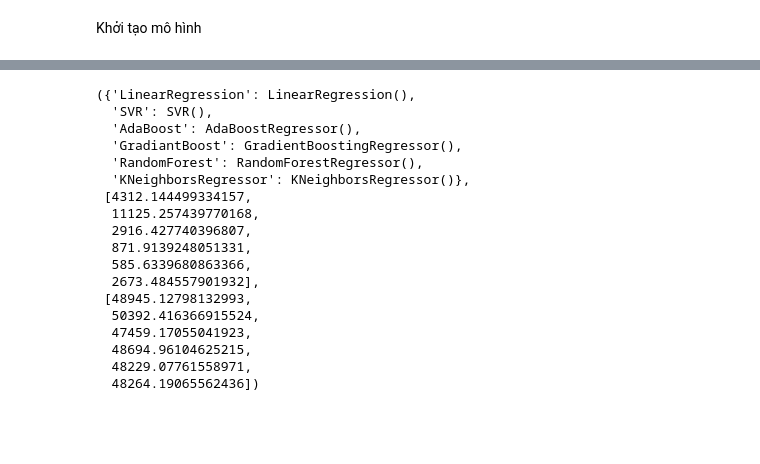
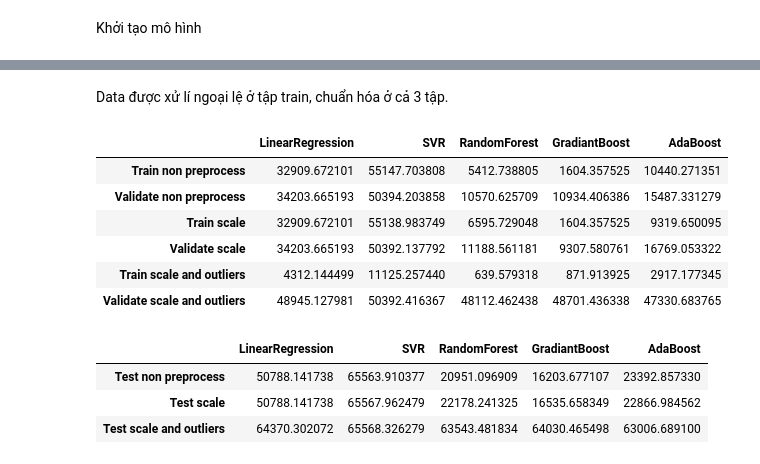
Before and after one commit to jthanh8144/FinalEssayDataScience, a Jupyter notebook: main.ipynb, the cells around one changed output, grey strips where cells are left out. Drawn from its saved outputs; the diff is of its cells as text; code cells hidden in the pictures; blank space fills up the shorter version.

Commit message:
done basic modeling

```diff
--- a/main.ipynb
+++ b/main.ipynb
@@ -498,0 +486,6 @@ training_models(
+# %%
+models_trained, train_score, validate_score = training_models(models, x_train, y_train, x_val, y_val)
+test_score = testing_models(models_trained, x_test, y_test)
+result.append(train_score)
+result.append(validate_score)
+result_test.append(test_score)
@@ -514,26 +502,24 @@ training_models(
+# %%
+models_trained, train_score, validate_score = training_models(models, standard_x_train, standard_y_train, standard_x_val, standard_y_val)
+test_score = testing_models(models_trained, standard_x_test, standard_y_test)
+result.append(train_score)
+result.append(validate_score)
+result_test.append(test_score)
+# %% [markdown]
+Data được xử lí ngoại lệ ở tập train, chuẩn hóa ở cả 3 tập.
 # %%
-training_models(
+models_trained, train_score, validate_score = training_models(
     models,
     data_scaler_train.drop(columns=['Price'], axis=1),
     data_scaler_train['Price'],
     data_scaler_val.drop(columns=['Price'], axis=1),
     data_scaler_val['Price'])
-# %% [output]
-({'LinearRegression': LinearRegression(),
-  'SVR': SVR(),
-  'AdaBoost': AdaBoostRegressor(),
-  'GradiantBoost': GradientBoostingRegressor(),
-  'RandomForest': RandomForestRegressor(),
-  'KNeighborsRegressor': KNeighborsRegressor()},
- [4312.144499334157,
-  11125.257439770168,
-  2916.427740396807,
-  871.9139248051331,
-  585.6339680863366,
-  2673.484557901932],
- [48945.12798132993,
-  50392.416366915524,
-  47459.17055041923,
-  48694.96104625215,
-  48229.07761558971,
-  48264.19065562436])
+# %%
+test_score = testing_models(
+    models_trained,
+    data_scaler_test.drop(columns=['Price'], axis=1),
+    data_scaler_test['Price']
+)
+result.append(train_score)
+result.append(validate_score)
+result_test.append(test_score)
@@ -539,0 +532,30 @@ training_models(
+# %%
+result_df = DataFrame(
+    result,
+    columns=[name for name, _ in models.items()],
+    index=[
+        'Train non preprocess', 'Validate non preprocess',
+        'Train scale', 'Validate scale',
+        'Train scale and outliers ', 'Validate scale and outliers ',
+    ]
+)
+display(result_df)
+
+result_test_df = DataFrame(
+    result_test,
+    columns=[name for name, _ in models.items()],
+    index=['Test non preprocess', 'Test scale', 'Test scale and outliers ']
+)
+display(result_test_df)
+# %% [output]
+|  | LinearRegression | SVR | RandomForest | GradiantBoost | AdaBoost |
+| Train non preprocess | 32909.672101 | 55147.703808 | 5412.738805 | 1604.357525 | 10440.271351 |
+| Validate non preprocess | 34203.665193 | 50394.203858 | 10570.625709 | 10934.406386 | 15487.331279 |
+| Train scale | 32909.672101 | 55138.983749 | 6595.729048 | 1604.357525 | 9319.650095 |
+| Validate scale | 34203.665193 | 50392.137792 | 11188.561181 | 9307.580761 | 16769.053322 |
+| Train scale and outliers | 4312.144499 | 11125.257440 | 639.579318 | 871.913925 | 2917.177345 |
+| Validate scale and outliers | 48945.127981 | 50392.416367 | 48112.462438 | 48701.436338 | 47330.683765 |
+|  | LinearRegression | SVR | RandomForest | GradiantBoost | AdaBoost |
+| Test non preprocess | 50788.141738 | 65563.910377 | 20951.096909 | 16203.677107 | 23392.857330 |
+| Test scale | 50788.141738 | 65567.962479 | 22178.241325 | 16535.658349 | 22866.984562 |
+| Test scale and outliers | 64370.302072 | 65568.326279 | 63543.481834 | 64030.465498 | 63006.689100 |
```
Also changed, not shown: parts of 15 cells of this notebook, 1 other file.
